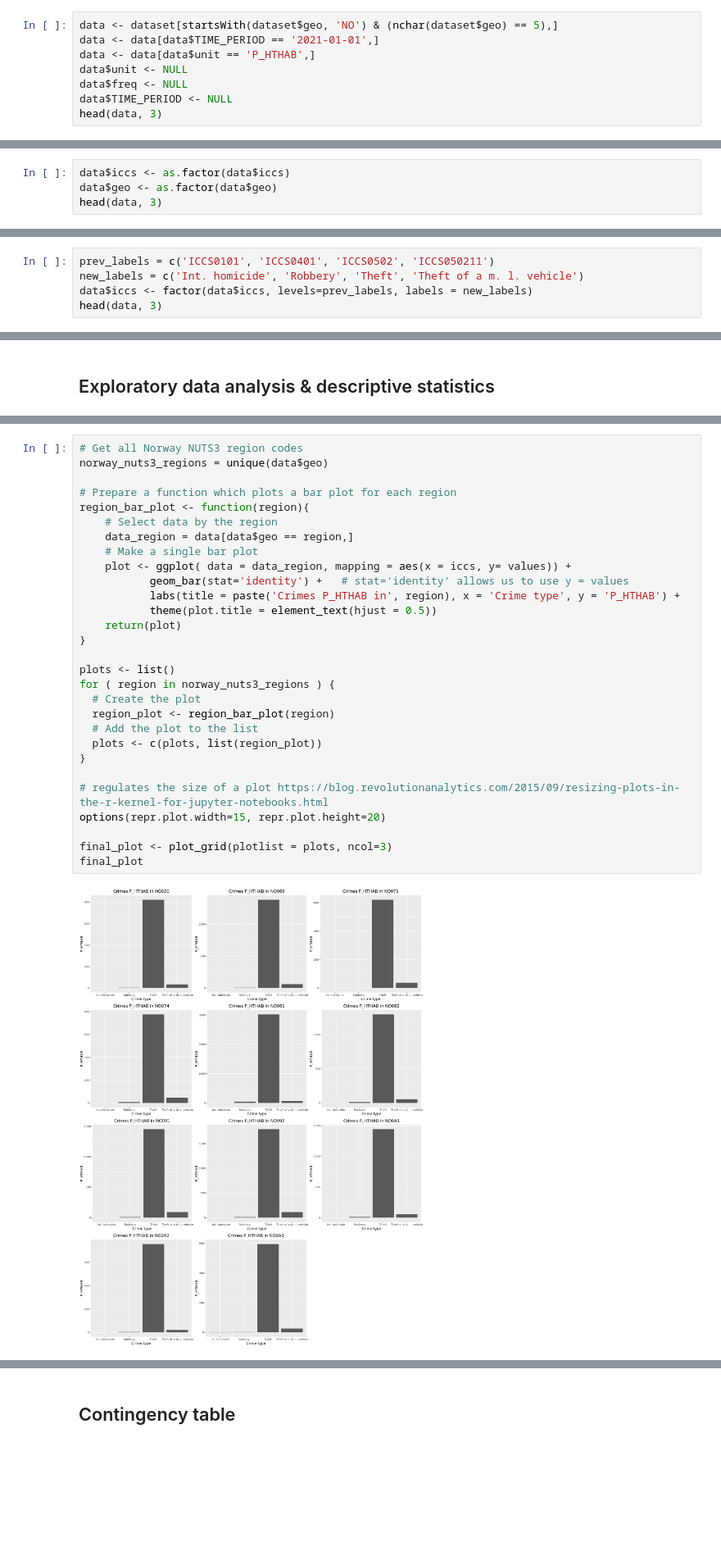
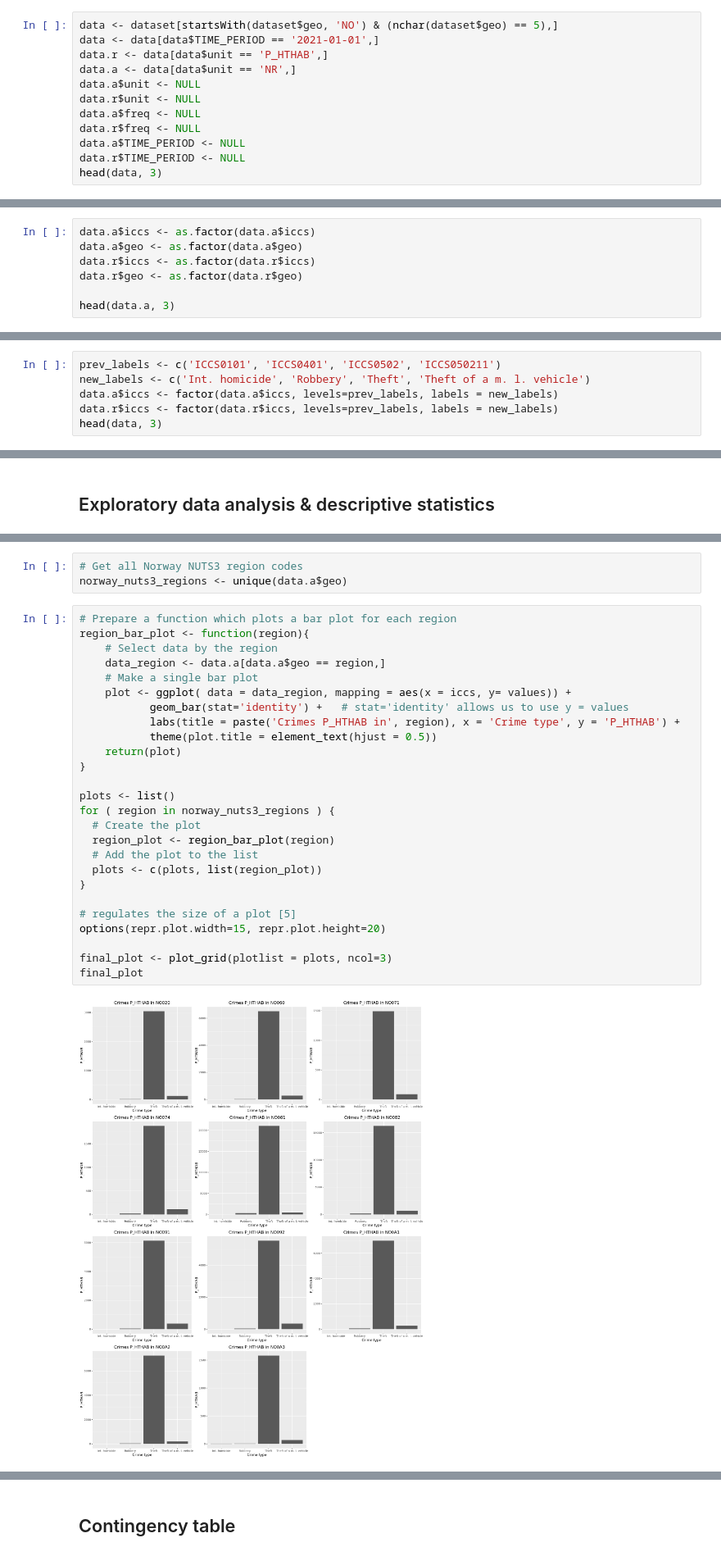
Before and after one commit to nickobard/eurostat-datasets-analysis, a Jupyter notebook: sem-1/semestral-work.ipynb, the cells around one changed output, grey strips where cells are left out. Shown at 82% size. Saved outputs shown, nothing was run; the diff lists cells and outputs as text; blank space fills up the shorter version.

```diff
--- a/sem-1/semestral-work.ipynb
+++ b/sem-1/semestral-work.ipynb
@@ -99,9 +102,13 @@ living there
 # %%
 data <- dataset[startsWith(dataset$geo, 'NO') & (nchar(dataset$geo) == 5),]
 data <- data[data$TIME_PERIOD == '2021-01-01',]
-data <- data[data$unit == 'P_HTHAB',]
-data$unit <- NULL
-data$freq <- NULL
-data$TIME_PERIOD <- NULL
+data.r <- data[data$unit == 'P_HTHAB',]
+data.a <- data[data$unit == 'NR',]
+data.a$unit <- NULL
+data.r$unit <- NULL
+data.a$freq <- NULL
+data.r$freq <- NULL
+data.a$TIME_PERIOD <- NULL
+data.r$TIME_PERIOD <- NULL
 head(data, 3)
 # %% [output]
@@ -117,9 +124,12 @@ A tibble: 3 × 3
 - iccs - should be factor
 - geo - should be factor
 # %%
-data$iccs <- as.factor(data$iccs)
-data$geo <- as.factor(data$geo)
-head(data, 3)
+data.a$iccs <- as.factor(data.a$iccs)
+data.a$geo <- as.factor(data.a$geo)
+data.r$iccs <- as.factor(data.r$iccs)
+data.r$geo <- as.factor(data.r$geo)
+
+head(data.a, 3)
 # %% [output]
 A tibble: 3 × 3
 | iccs | geo | values |
@@ -141,8 +151,9 @@ A tibble: 3 × 3
 
 [2]
 # %%
-prev_labels = c('ICCS0101', 'ICCS0401', 'ICCS0502', 'ICCS050211')
-new_labels = c('Int. homicide', 'Robbery', 'Theft', 'Theft of a m. l. vehicle')
-data$iccs <- factor(data$iccs, levels=prev_labels, labels = new_labels)
+prev_labels <- c('ICCS0101', 'ICCS0401', 'ICCS0502', 'ICCS050211')
+new_labels <- c('Int. homicide', 'Robbery', 'Theft', 'Theft of a m. l. vehicle')
+data.a$iccs <- factor(data.a$iccs, levels=prev_labels, labels = new_labels)
+data.r$iccs <- factor(data.r$iccs, levels=prev_labels, labels = new_labels)
 head(data, 3)
 # %% [output]
@@ -164,31 +178,31 @@ The data we have represent a number of crimes of each specific type for each NUT
+# %%
+# Get all Norway NUTS3 region codes
+norway_nuts3_regions <- unique(data.a$geo)
 # %%
-# Get all Norway NUTS3 region codes
-norway_nuts3_regions = unique(data$geo)
-
 # Prepare a function which plots a bar plot for each region
 region_bar_plot <- function(region){
     # Select data by the region
-    data_region = data[data$geo == region,]
+    data_region <- data.a[data.a$geo == region,]
     # Make a single bar plot
     plot <- ggplot( data = data_region, mapping = aes(x = iccs, y= values)) +
            geom_bar(stat='identity') +   # stat='identity' allows us to use y = values
            labs(title = paste('Crimes P_HTHAB in', region), x = 'Crime type', y = 'P_HTHAB') +
            theme(plot.title = element_text(hjust = 0.5))
     return(plot)
 }
 
 plots <- list()
 for ( region in norway_nuts3_regions ) {
   # Create the plot
   region_plot <- region_bar_plot(region)
   # Add the plot to the list
   plots <- c(plots, list(region_plot))
 }
 
-# regulates the size of a plot https://blog.revolutionanalytics.com/2015/09/resizing-plots-in-the-r-kernel-for-jupyter-notebooks.html
+# regulates the size of a plot [5]
 options(repr.plot.width=15, repr.plot.height=20)
 
 final_plot <- plot_grid(plotlist = plots, ncol=3)
 final_plot
 # %% [output]
-[figure, old version]
+[figure, new version]
```
Also changed, not shown: parts of 11 cells of this notebook, 2 other files.
